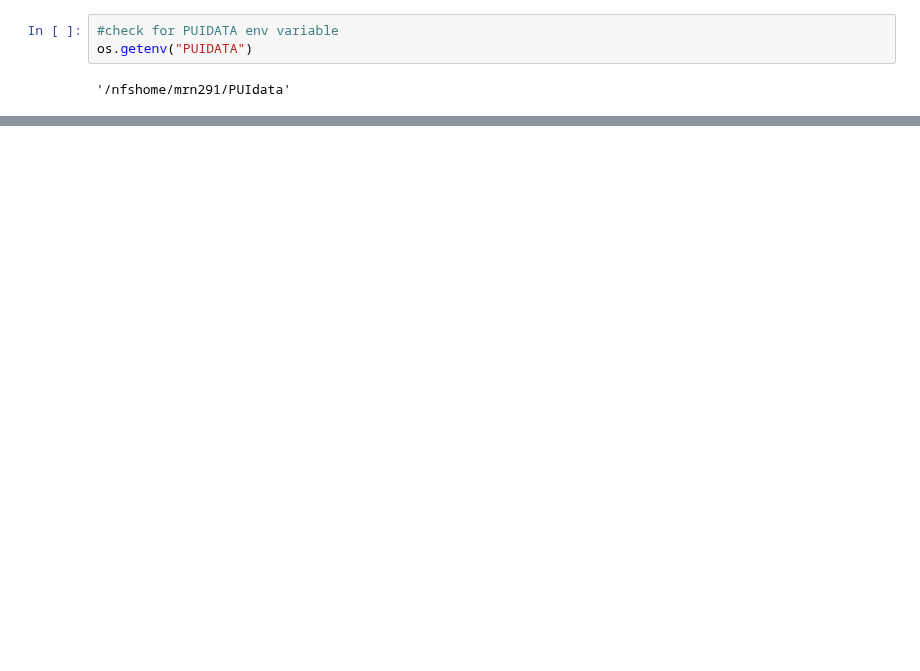
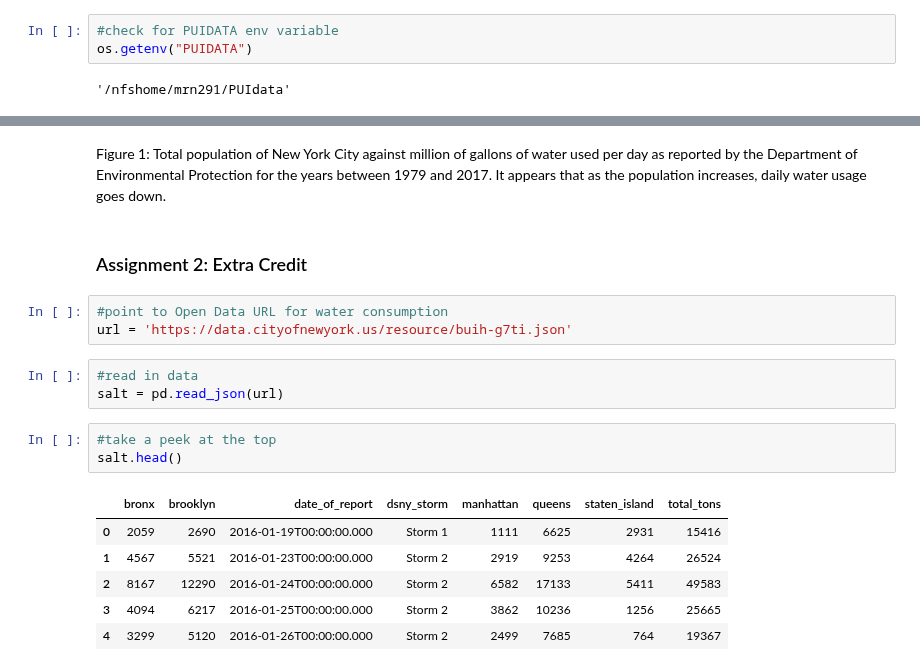
Before and after one commit to tharma3/PUI2018_mrn291, a Jupyter notebook: HW3_mrn291/Assignment_2.ipynb, the cells around one changed output, grey strips where cells are left out. Saved outputs shown, nothing was run; the diff lists cells and outputs as text; blank space fills up the shorter version.

```diff
--- a/HW3_mrn291/Assignment_2.ipynb
+++ b/HW3_mrn291/Assignment_2.ipynb
@@ -41,0 +88,20 @@ films.head(7)
+# %% [markdown]
+Figure 1: Total population of New York City against million of gallons of water used per day as reported by the Department of Environmental Protection for the years between 1979 and 2017. It appears that as the population increases, daily water usage goes down.
+# %% [markdown]
+### Assignment 2: Extra Credit
+# %%
+#point to Open Data URL for water consumption
+url = 'https://data.cityofnewyork.us/resource/buih-g7ti.json'
+# %%
+#read in data
+salt = pd.read_json(url)
+# %%
+#take a peek at the top
+salt.head()
+# %% [output]
+|  | bronx | brooklyn | date_of_report | dsny_storm | manhattan | queens | staten_island | total_tons |
+| 0 | 2059 | 2690 | 2016-01-19T00:00:00.000 | Storm 1 | 1111 | 6625 | 2931 | 15416 |
+| 1 | 4567 | 5521 | 2016-01-23T00:00:00.000 | Storm 2 | 2919 | 9253 | 4264 | 26524 |
+| 2 | 8167 | 12290 | 2016-01-24T00:00:00.000 | Storm 2 | 6582 | 17133 | 5411 | 49583 |
+| 3 | 4094 | 6217 | 2016-01-25T00:00:00.000 | Storm 2 | 3862 | 10236 | 1256 | 25665 |
+| 4 | 3299 | 5120 | 2016-01-26T00:00:00.000 | Storm 2 | 2499 | 7685 | 764 | 19367 |
```
Also changed, not shown: parts of 22 cells of this notebook.
